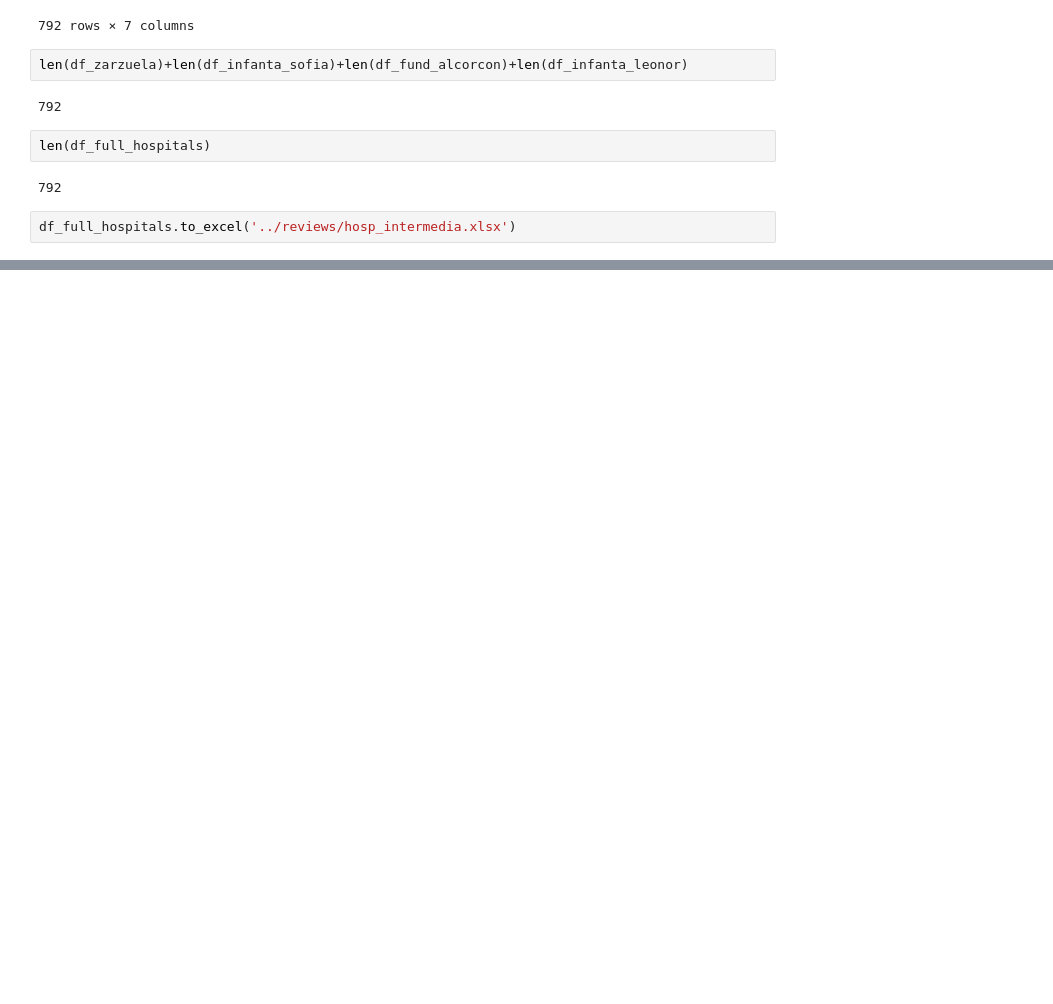
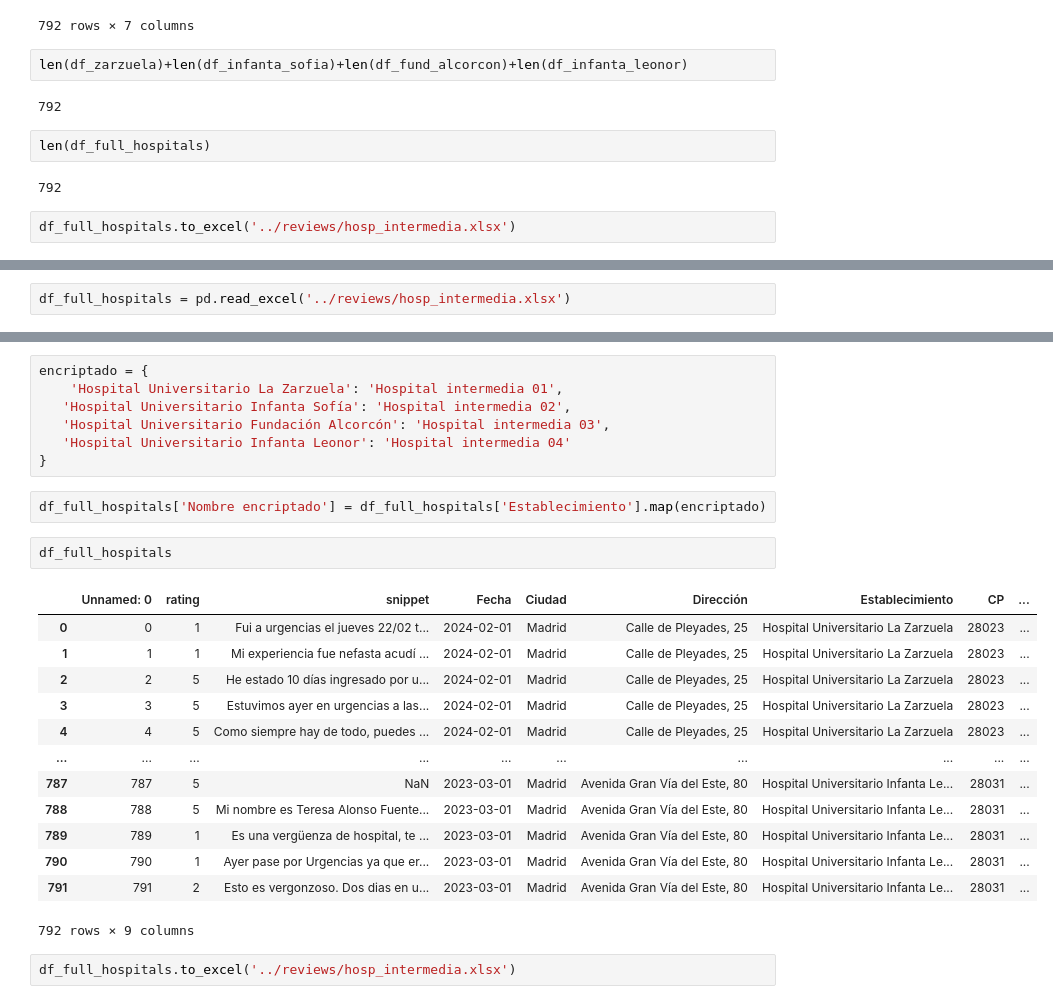
Before and after one commit to TeresaCardenosa/project_reviews_google, a Jupyter notebook: notebooks/ETL_Otras reseñas.ipynb, the cells around one changed output, grey strips where cells are left out. Saved outputs shown, nothing was run; the diff lists cells and outputs as text; blank space fills up the shorter version.

```diff
--- a/notebooks/ETL_Otras reseñas.ipynb
+++ b/notebooks/ETL_Otras reseñas.ipynb
@@ -1222,0 +1225,2 @@ df_full_hospitals.to_excel('../reviews/hosp_intermedia.xlsx')
+# %%
+df_full_hospitals = pd.read_excel('../reviews/hosp_intermedia.xlsx')
@@ -1222,0 +1250,27 @@ df_full_hospitals.to_excel('../reviews/hosp_intermedia.xlsx')
+# %%
+encriptado = {
+    'Hospital Universitario La Zarzuela': 'Hospital intermedia 01',
+   'Hospital Universitario Infanta Sofía': 'Hospital intermedia 02',
+   'Hospital Universitario Fundación Alcorcón': 'Hospital intermedia 03',
+   'Hospital Universitario Infanta Leonor': 'Hospital intermedia 04'
+}
+# %%
+df_full_hospitals['Nombre encriptado'] = df_full_hospitals['Establecimiento'].map(encriptado)
+# %%
+df_full_hospitals
+# %% [output]
+|  | Unnamed: 0 | rating | snippet | Fecha | Ciudad | Dirección | Establecimiento | CP | ... |
+| 0 | 0 | 1 | Fui a urgencias el jueves 22/02 t... | 2024-02-01 | Madrid | Calle de Pleyades, 25 | Hospital Universitario La Zarzuela | 28023 | ... |
+| 1 | 1 | 1 | Mi experiencia fue nefasta acudí ... | 2024-02-01 | Madrid | Calle de Pleyades, 25 | Hospital Universitario La Zarzuela | 28023 | ... |
+| 2 | 2 | 5 | He estado 10 días ingresado por u... | 2024-02-01 | Madrid | Calle de Pleyades, 25 | Hospital Universitario La Zarzuela | 28023 | ... |
+| 3 | 3 | 5 | Estuvimos ayer en urgencias a las... | 2024-02-01 | Madrid | Calle de Pleyades, 25 | Hospital Universitario La Zarzuela | 28023 | ... |
+| 4 | 4 | 5 | Como siempre hay de todo, puedes ... | 2024-02-01 | Madrid | Calle de Pleyades, 25 | Hospital Universitario La Zarzuela | 28023 | ... |
+| ... | ... | ... | ... | ... | ... | ... | ... | ... | ... |
+| 787 | 787 | 5 | NaN | 2023-03-01 | Madrid | Avenida Gran Vía del Este, 80 | Hospital Universitario Infanta Le... | 28031 | ... |
+| 788 | 788 | 5 | Mi nombre es Teresa Alonso Fuente... | 2023-03-01 | Madrid | Avenida Gran Vía del Este, 80 | Hospital Universitario Infanta Le... | 28031 | ... |
+| 789 | 789 | 1 | Es una vergüenza de hospital, te ... | 2023-03-01 | Madrid | Avenida Gran Vía del Este, 80 | Hospital Universitario Infanta Le... | 28031 | ... |
+| 790 | 790 | 1 | Ayer pase por Urgencias ya que er... | 2023-03-01 | Madrid | Avenida Gran Vía del Este, 80 | Hospital Universitario Infanta Le... | 28031 | ... |
+| 791 | 791 | 2 | Esto es vergonzoso. Dos dias en u... | 2023-03-01 | Madrid | Avenida Gran Vía del Este, 80 | Hospital Universitario Infanta Le... | 28031 | ... |
+792 rows × 9 columns
+# %%
+df_full_hospitals.to_excel('../reviews/hosp_intermedia.xlsx')
```
Also changed, not shown: parts of 3 cells of this notebook, 11 other files.
